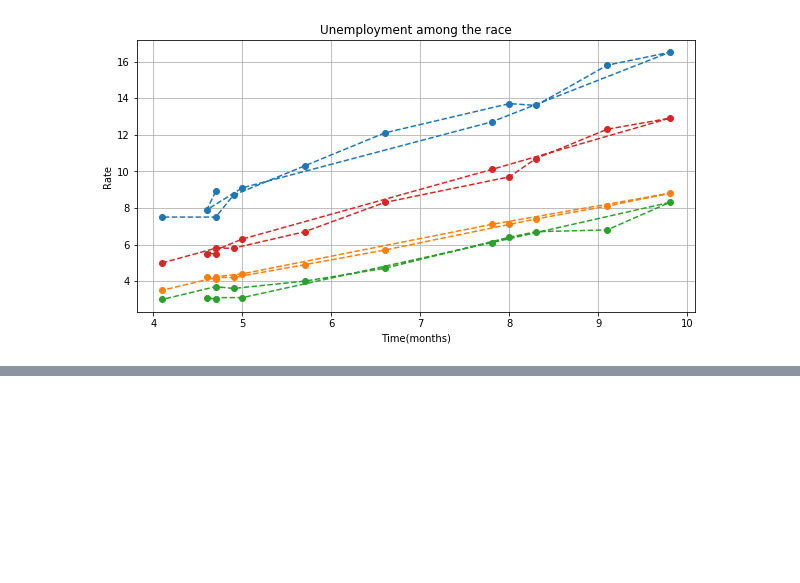
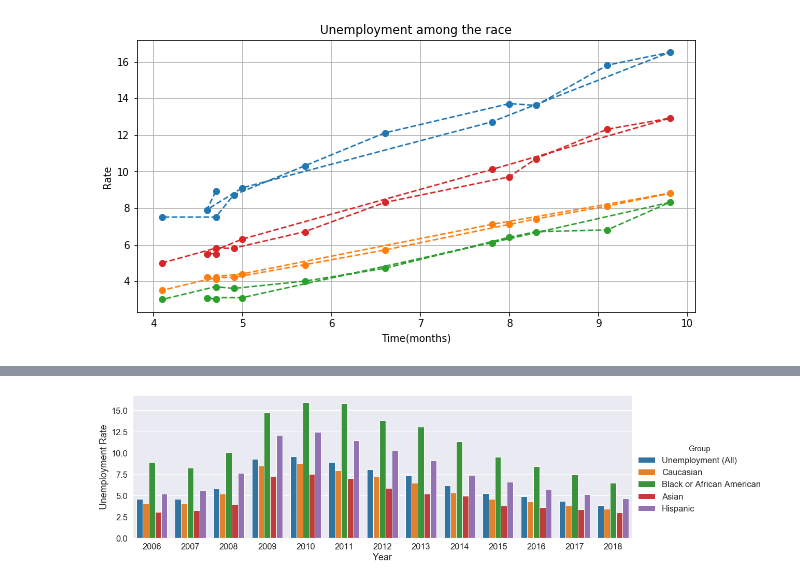
Before and after one commit to jasmine73317/Project-1_Unemployment_data, a Jupyter notebook: Visualization_For_Master.ipynb, the cells around one changed output, grey strips where cells are left out. Cells and saved outputs as stored; diff of their text form; code cells hidden in the pictures; blank space fills up the shorter version.

```diff
--- a/Visualization_For_Master.ipynb
+++ b/Visualization_For_Master.ipynb
@@ -389,0 +417,6 @@ plt.show()
+# %%
+race_data= pd.read_csv("Combined_Ouput_File/race_plot_data.csv")
+ax = sns.catplot(kind="bar",x="Year", y="Unemployment Rate", hue= "Group",
+                 data=race_data, palette= "tab10" ,aspect= 3)
+# %% [output]
+[figure, added]
```
Also changed, not shown: parts of 4 cells of this notebook.
